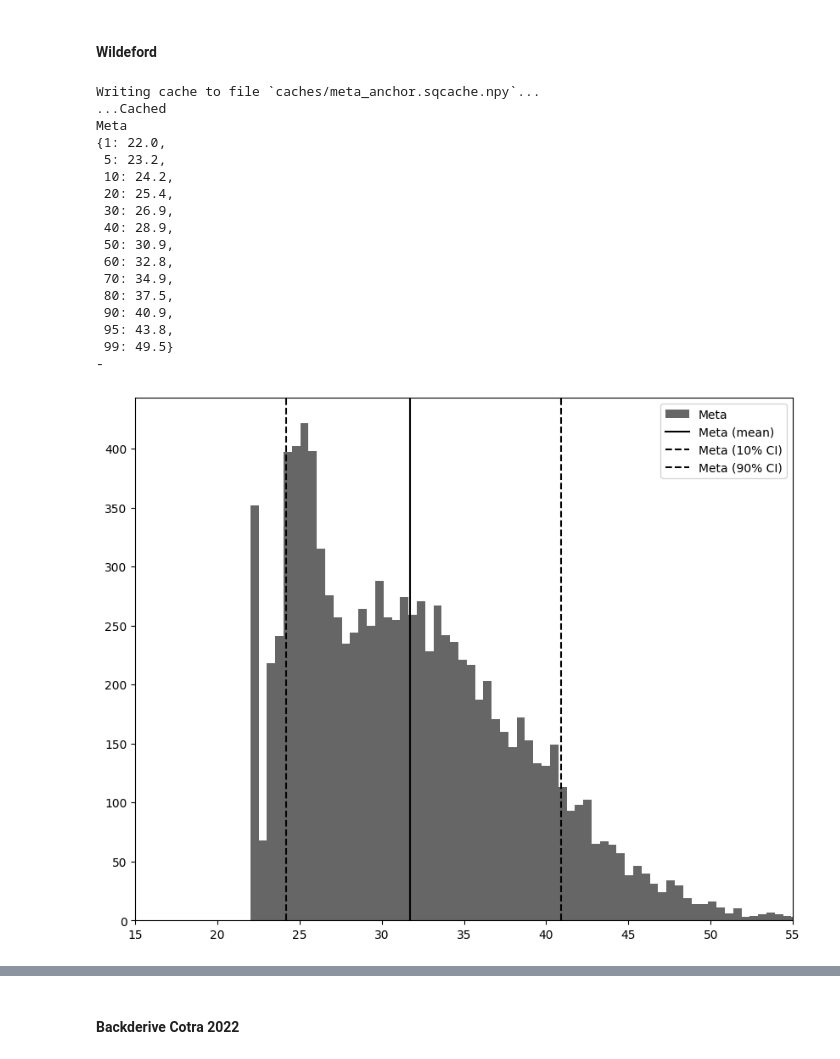
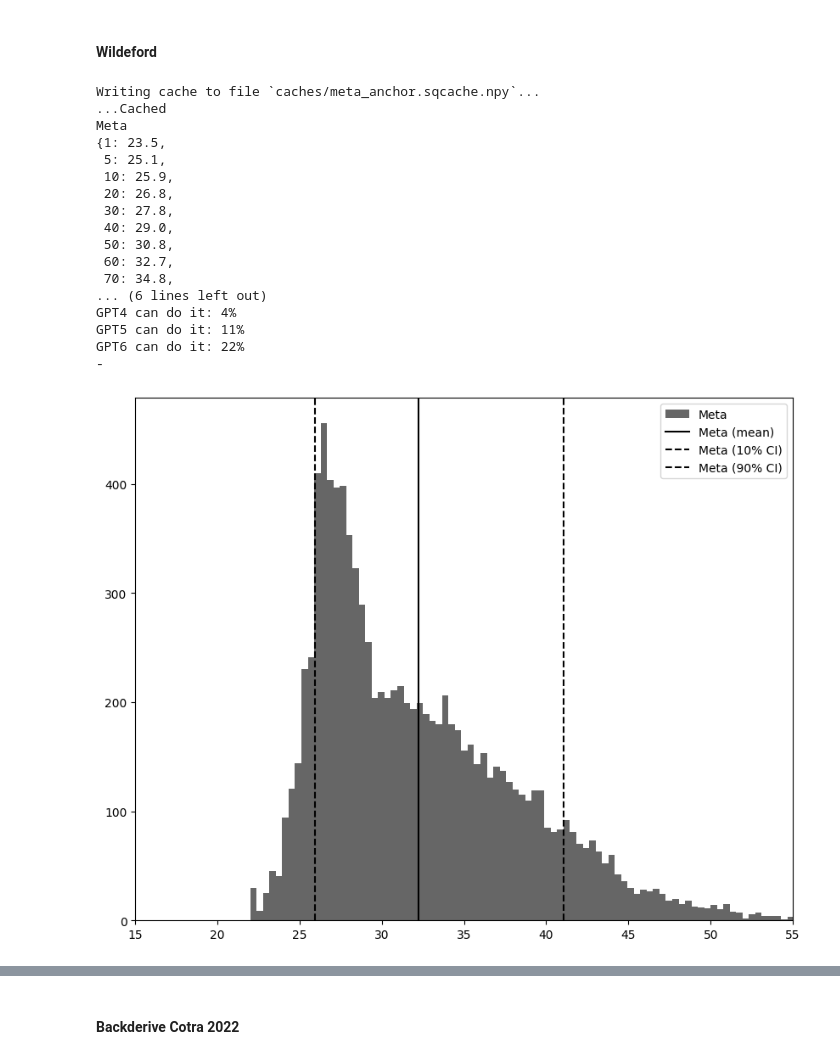
Before and after one commit to rethinkpriorities/future-assessment-model, a Jupyter notebook: (1) Anchors.ipynb, the cells around one changed output, grey strips where cells are left out. Drawn from its saved outputs; the diff is of its cells as text; code cells hidden in the pictures.

```diff
--- a/(1) Anchors.ipynb
+++ b/(1) Anchors.ipynb
@@ -17,6 +17,14 @@ print('Loaded')
 # %% [output]
 Loaded
 # %%
+def compare_anchor_to_gpt(anchor):
+    print('-')
+    print('GPT3 can do it: {}%'.format(round(np.mean([a <= 24 for a in anchor]) * 100), 1))
+    print('GPT4 can do it: {}%'.format(round(np.mean([a <= 25 for a in anchor]) * 100), 1))
+    print('GPT5 can do it: {}%'.format(round(np.mean([a <= 26 for a in anchor]) * 100), 1))
+    print('GPT6 can do it: {}%'.format(round(np.mean([a <= 27 for a in anchor]) * 100), 1))
+
+
 def plot_anchors(anchor1=None, anchor2=None, anchor3=None, bins=100, alpha=0.6, label1=None, label2=None, label3=None,
                 verbose=True, xlim=[20, 75], figsize=(10,8)):
     if label1 is None:
@@ -35,14 +43,17 @@ def plot_anchors(anchor1=None, anchor2=None, anchor3=None, bins=100, alpha=0.6,
     if verbose:
         print(label1)
         pprint(sq.get_percentiles(anchor1, digits=1))
+        compare_anchor_to_gpt(anchor1)
         print('-')
         if anchor2 is not None:
             print(label2)
             pprint(sq.get_percentiles(anchor2, digits=1))
+            compare_anchor_to_gpt(anchor2)
             print('-')
         if anchor3 is not None:
             print(label3)
             pprint(sq.get_percentiles(anchor3, digits=1))
+            compare_anchor_to_gpt(anchor3)
             print('-')
 
     plt.figure(figsize=figsize)
@@ -485,44 +531,46 @@ Anchor1
 # %%
 @np.vectorize
 def peter_bayes_update_against_low_flop(f):
-    f = f + sq.sample(sq.norm(1,3)) if f < 24 and random.random() > 0.1 else f
+    f = f + sq.sample(sq.norm(1,4)) if f < 26 else f
+    f = f + sq.sample(sq.norm(1,4)) if f < 25 else f
+    f = f + sq.sample(sq.norm(1,4)) if f < 24 else f
     f = f + sq.sample(sq.norm(1,4)) if f < 23 else f
     f = 22 if f < 22 else f
     return f
 
 meta_horizon_length = sq.mixture([[0.4, 0],
                                   [0.2, sq.norm(1,3)],
                                   [0.2, sq.lognorm(3,7)],
                                   [0.2, sq.norm(7,11)]], lclip=0)
 
 meta_anchor = tai_log_flop_needs(brain=sq.lognorm(11,19.5),
                                  efficiency=sq.norm(-2,1),
                                  transformative_vs_human=sq.norm(-2,2),
                                  horizon_length=meta_horizon_length,
                                  scaling_exponent=sq.norm(0.5,1.5),
                                  flops_per_param_per_sec=sq.norm(1,2),
                                  bayes_update=peter_bayes_update_against_low_flop)
 meta_anchor_samples = sq.sample(meta_anchor, dump_cache_file='caches/meta_anchor', n=10000, verbose=True)
 plot_anchors(meta_anchor_samples, xlim=[15,55], label1='Meta')
 # %% [output]
 Writing cache to file `caches/meta_anchor.sqcache.npy`...
 ...Cached
 Meta
-{1: 22.0,
- 5: 23.2,
- 10: 24.2,
- 20: 25.4,
- 30: 26.9,
- 40: 28.9,
- 50: 30.9,
- 60: 32.8,
- 70: 34.9,
- 80: 37.5,
- 90: 40.9,
- 95: 43.8,
- 99: 49.5}
+{1: 23.5,
+ 5: 25.1,
+ 10: 25.9,
+ 20: 26.8,
+ 30: 27.8,
+ 40: 29.0,
+ 50: 30.8,
+ 60: 32.7,
+ 70: 34.8,
+... (6 lines left out)
+GPT4 can do it: 4%
+GPT5 can do it: 11%
+GPT6 can do it: 22%
 -
-[figure, old version]
+[figure, new version]
 # %%
 no_path_anchor = sq.lognorm(60,70)
 
```
Also changed, not shown: parts of 20 cells of this notebook.
